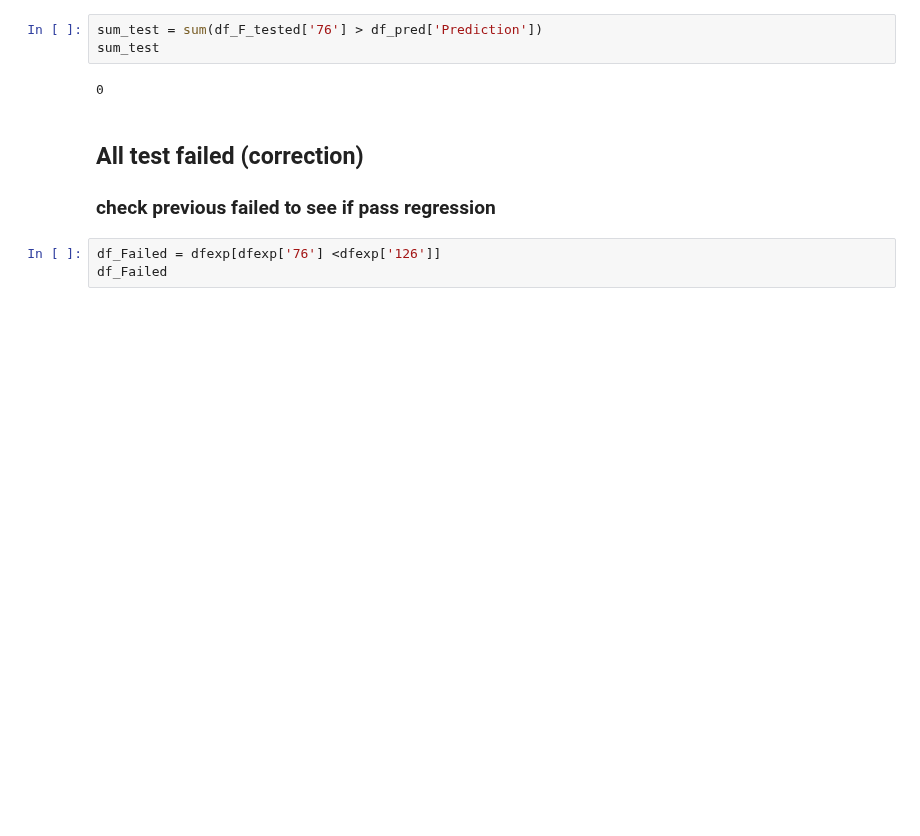
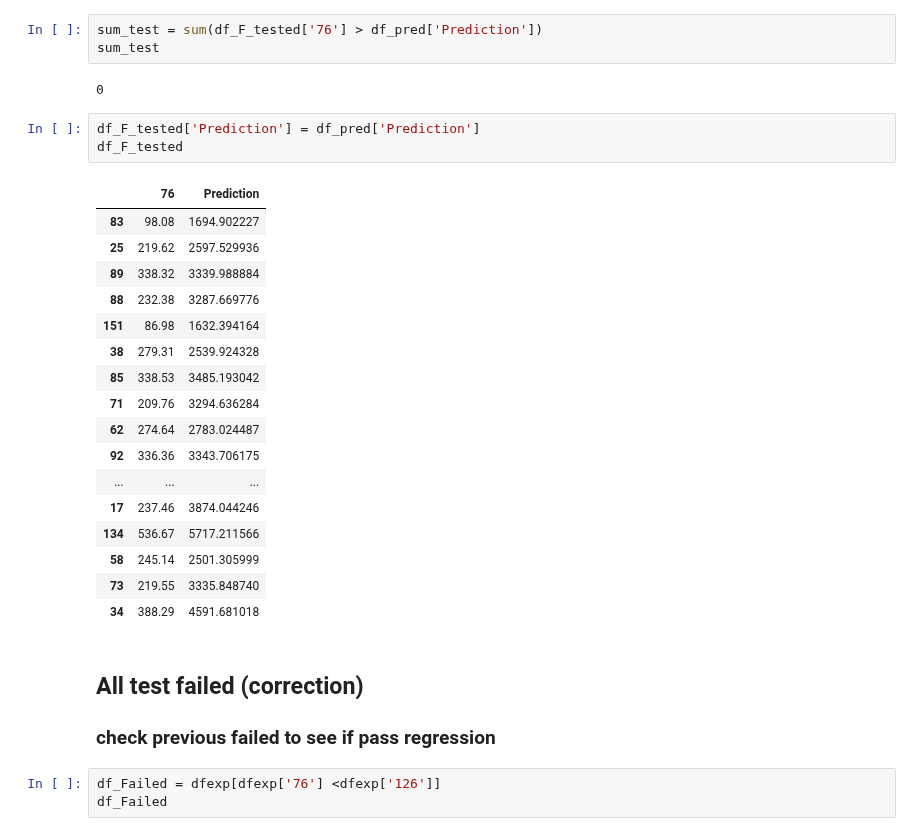
Before and after one commit to adomakor412/MSNT_Thesis_ML_CE, a Jupyter notebook: dfexp_prediction.ipynb, the cells around one changed output. Saved outputs shown, nothing was run; the diff lists cells and outputs as text; blank space fills up the shorter version.

```diff
--- a/dfexp_prediction.ipynb
+++ b/dfexp_prediction.ipynb
@@ -1514,6 +1590,27 @@ sum_test = sum(df_F_tested['76'] > df_pred['Prediction'])
 sum_test
 # %% [output]
 0
+# %%
+df_F_tested['Prediction'] = df_pred['Prediction']
+df_F_tested
+# %% [output]
+|  | 76 | Prediction |
+| 83 | 98.08 | 1694.902227 |
+| 25 | 219.62 | 2597.529936 |
+| 89 | 338.32 | 3339.988884 |
+| 88 | 232.38 | 3287.669776 |
+| 151 | 86.98 | 1632.394164 |
+| 38 | 279.31 | 2539.924328 |
+| 85 | 338.53 | 3485.193042 |
+| 71 | 209.76 | 3294.636284 |
+| 62 | 274.64 | 2783.024487 |
+| 92 | 336.36 | 3343.706175 |
+| ... | ... | ... |
+| 17 | 237.46 | 3874.044246 |
+| 134 | 536.67 | 5717.211566 |
+| 58 | 245.14 | 2501.305999 |
+| 73 | 219.55 | 3335.848740 |
+| 34 | 388.29 | 4591.681018 |
 # %% [markdown]
 ## All test failed (correction)
 ### check previous failed to see if pass regression
```
Also changed, not shown: parts of 32 cells of this notebook, 5 other files.
